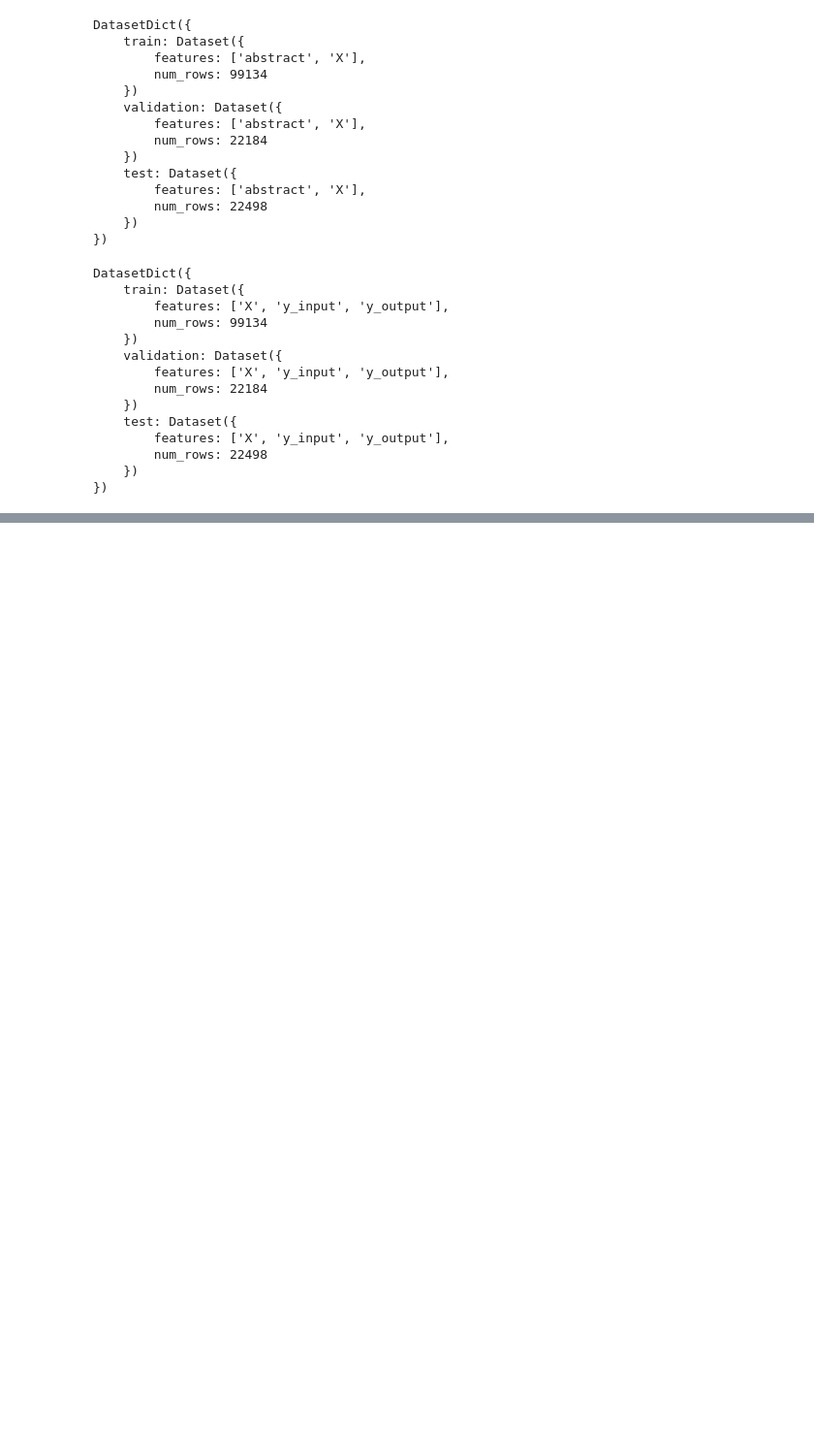
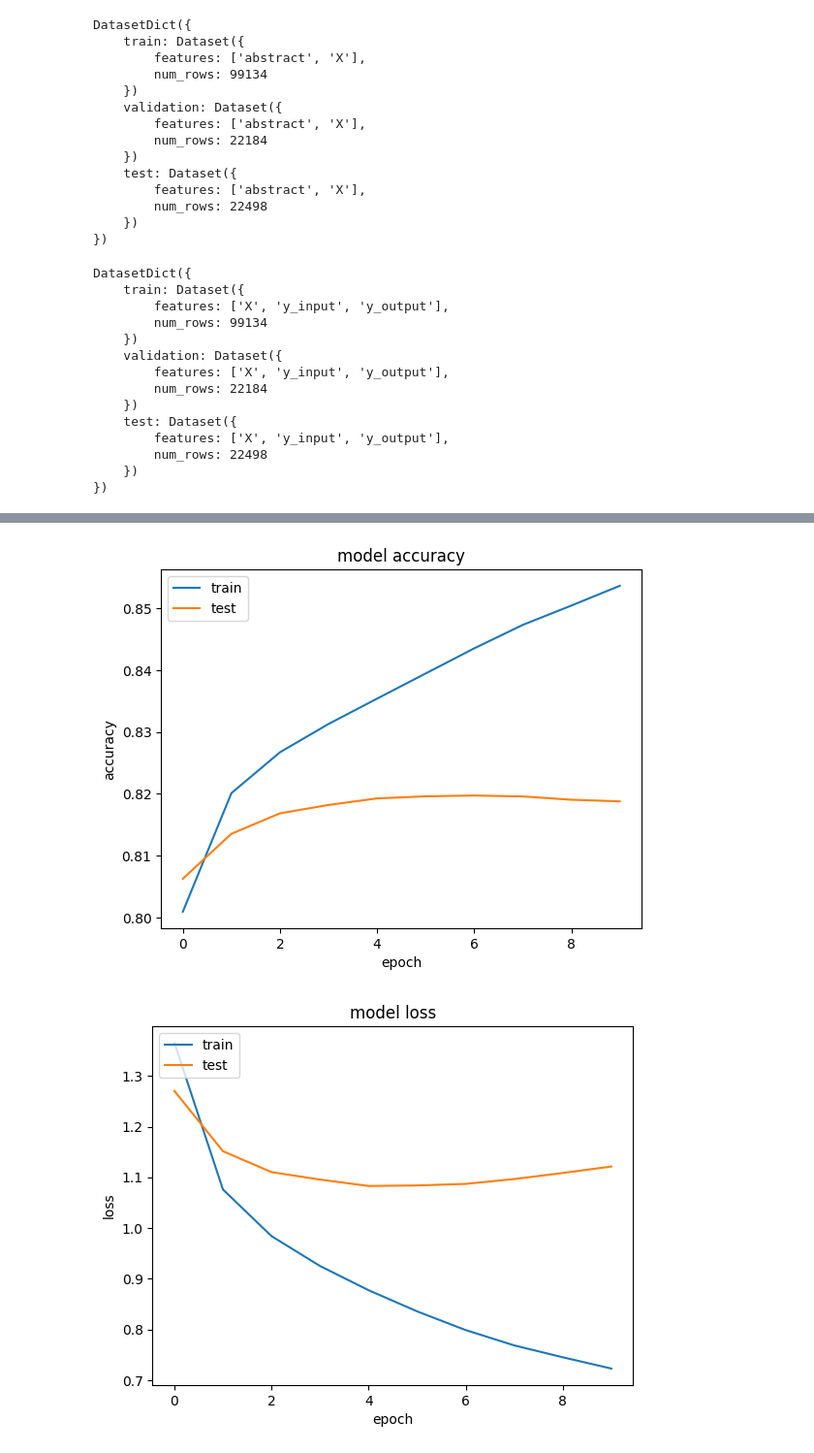
Before and after one commit to ntkhang2003/sudocode2024, a Jupyter notebook: 240110_TextSummarization.ipynb, the cells around one changed output, grey strips where cells are left out. Shown: that part at 97% size. Cells and saved outputs as stored; diff of their text form; code cells hidden in the pictures; blank space fills up the shorter version.

```diff
--- a/240110_TextSummarization.ipynb
+++ b/240110_TextSummarization.ipynb
@@ -236,0 +271,23 @@ Model: "functional_1"
+# %%
+ds = ds.with_format("tf")
+# %%
+X_data = ds['train']['X']
+y_input_data = ds['train']['y_input']
+y_output_data = ds['train']['y_output']
+
+train_dataset = tf.data.Dataset.from_tensor_slices(((X_data, y_input_data), y_output_data))
+
+train_dataset = train_dataset.batch(64)
+# %%
+X_data = ds['validation']['X']
+y_input_data = ds['validation']['y_input']
+y_output_data = ds['validation']['y_output']
+
+valid_dataset = tf.data.Dataset.from_tensor_slices(((X_data, y_input_data), y_output_data))
+
+valid_dataset = valid_dataset.batch(64)
+# %%
+history = model.fit(train_dataset,
+                    validation_data=valid_dataset,
+                    epochs=10,
+                    callbacks=callbacks)
@@ -236,0 +317,19 @@ Model: "functional_1"
+# %%
+plt.plot(history.history['accuracy'])
+plt.plot(history.history['val_accuracy'])
+plt.title('model accuracy')
+plt.ylabel('accuracy')
+plt.xlabel('epoch')
+plt.legend(['train', 'test'], loc='upper left')
+plt.show()
+
+plt.plot(history.history['loss'])
+plt.plot(history.history['val_loss'])
+plt.title('model loss')
+plt.ylabel('loss')
+plt.xlabel('epoch')
+plt.legend(['train', 'test'], loc='upper left')
+plt.show()
+# %% [output]
+[figure, added]
+[figure, added]
```
Also changed, not shown: parts of 13 cells of this notebook.
